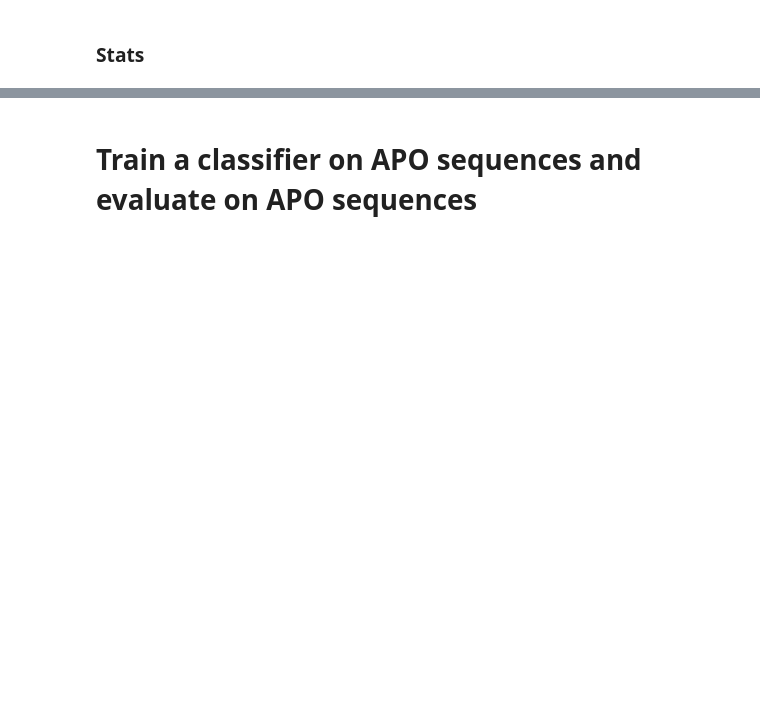
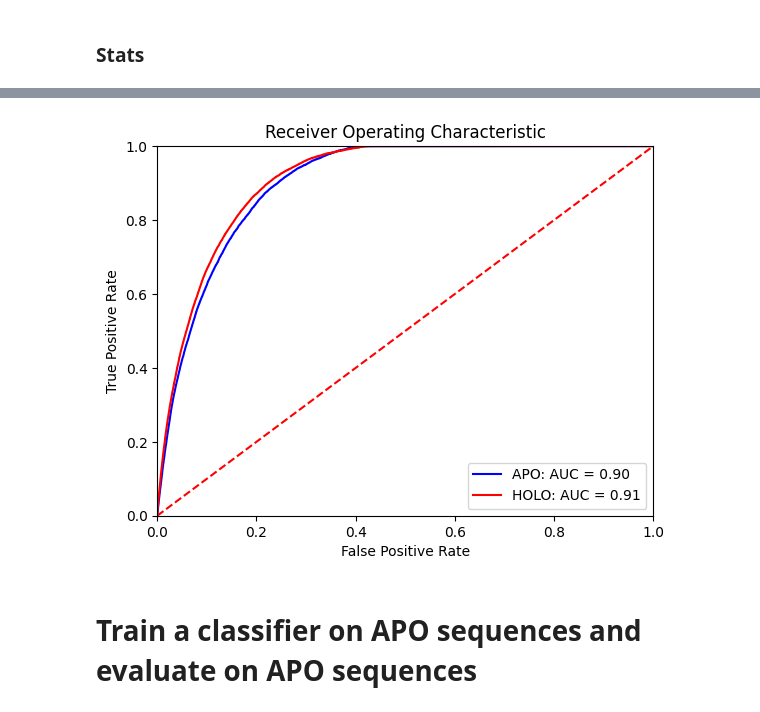
Before and after one commit to skrhakv/deeplife-project, a Jupyter notebook: src/models.ipynb, the cells around one changed output, grey strips where cells are left out. Cells and saved outputs as stored; diff of their text form; code cells hidden in the pictures; blank space fills up the shorter version.

Commit message:
try structure-based models

```diff
--- a/src/models.ipynb
+++ b/src/models.ipynb
@@ -558,0 +655,6 @@ Class weights:  tensor([0.6551, 2.1119], device='cuda:0')
+# %%
+print('Loading dataset from .npy files ...')
+apo_Xs_test, apo_Ys_test = proccess_voxel_dataset(f'{DATA_PATH}/apo_test.txt', APO_VOXEL_FEATURES_PATH, APO_VOXEL_ANNOTATIONS_PATH)
+
+print('Create VoxelCryptoBenchDataset instance ...')
+apo_test_dataset = VoxelCryptoBenchDataset(apo_Xs_test, apo_Ys_test)
@@ -558,0 +679,3 @@ Class weights:  tensor([0.6551, 2.1119], device='cuda:0')
+# %%
+model_1 = VoxelCryptoBenchCNN().to(device)
+model_1.load_state_dict(torch.load(f'{MODELS_PATH}/holo_structure_model.pth'))
@@ -558,0 +691,3 @@ Class weights:  tensor([0.6551, 2.1119], device='cuda:0')
+# %%
+# the class weights were: [0.6551, 2.1119]
+fpr_apo, tpr_apo, roc_auc_apo = test_structure_model(model_1, apo_test_dataset, nn.BCEWithLogitsLoss(pos_weight=class_weights[1]))
@@ -558,0 +705,5 @@ Class weights:  tensor([0.6551, 2.1119], device='cuda:0')
+# %%
+# with open(f'{DATA_PATH}/holo_test_dataset.pickle', 'rb') as f:
+#     holo_test_dataset = pickle.load(f)
+
+fpr_holo, tpr_holo, roc_auc_holo = test_structure_model(model_1, holo_test_dataset, nn.BCEWithLogitsLoss(pos_weight=class_weights[1]))
@@ -559,3 +733,16 @@ Class weights:  tensor([0.6551, 2.1119], device='cuda:0')
+# %%
+plt.title('Receiver Operating Characteristic')
+plt.plot(fpr_apo, tpr_apo, 'b', label = 'APO: AUC = %0.2f' % roc_auc_apo)
+plt.plot(fpr_holo, tpr_holo, 'r', label = 'HOLO: AUC = %0.2f' % roc_auc_holo)
+plt.legend(loc = 'lower right')
+plt.plot([0, 1], [0, 1],'r--')
+plt.xlim([0, 1])
+plt.ylim([0, 1])
+plt.ylabel('True Positive Rate')
+plt.xlabel('False Positive Rate')
+plt.show()
+# %% [output]
+[figure, added]
 # %% [markdown]
 # Train a classifier on APO sequences and evaluate on APO sequences
 # %%
```
Also changed, not shown: parts of 23 cells of this notebook.
